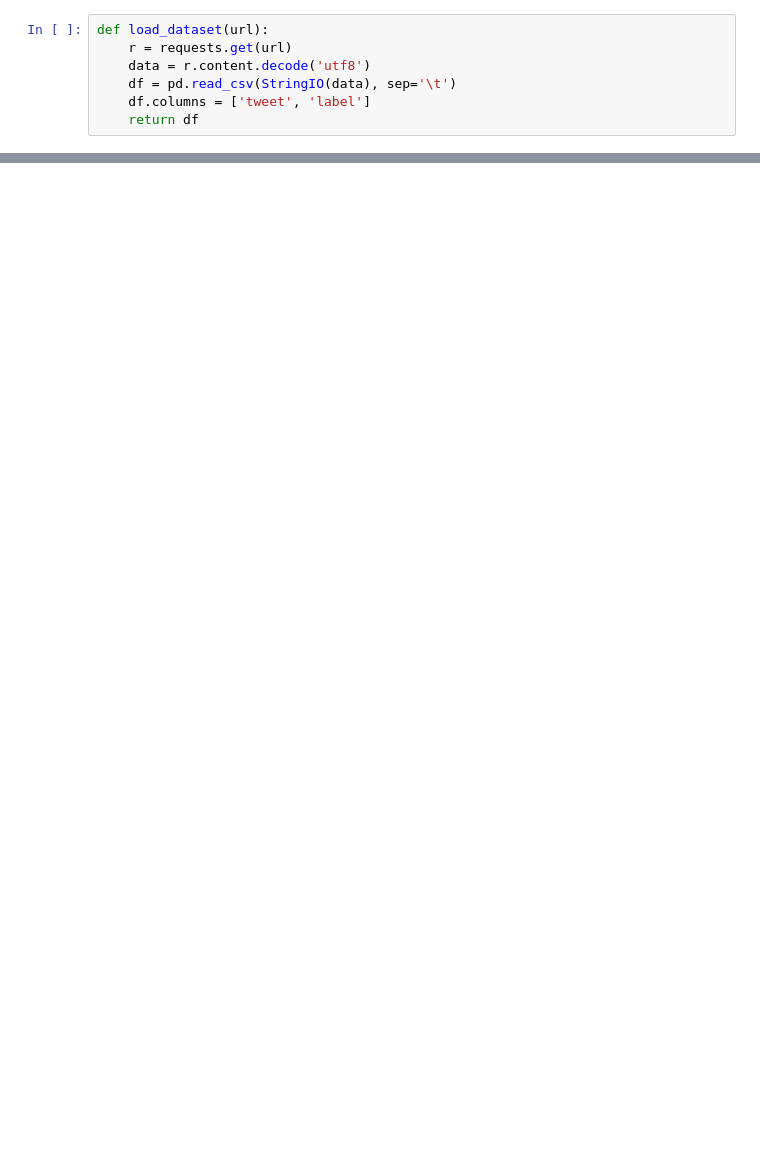
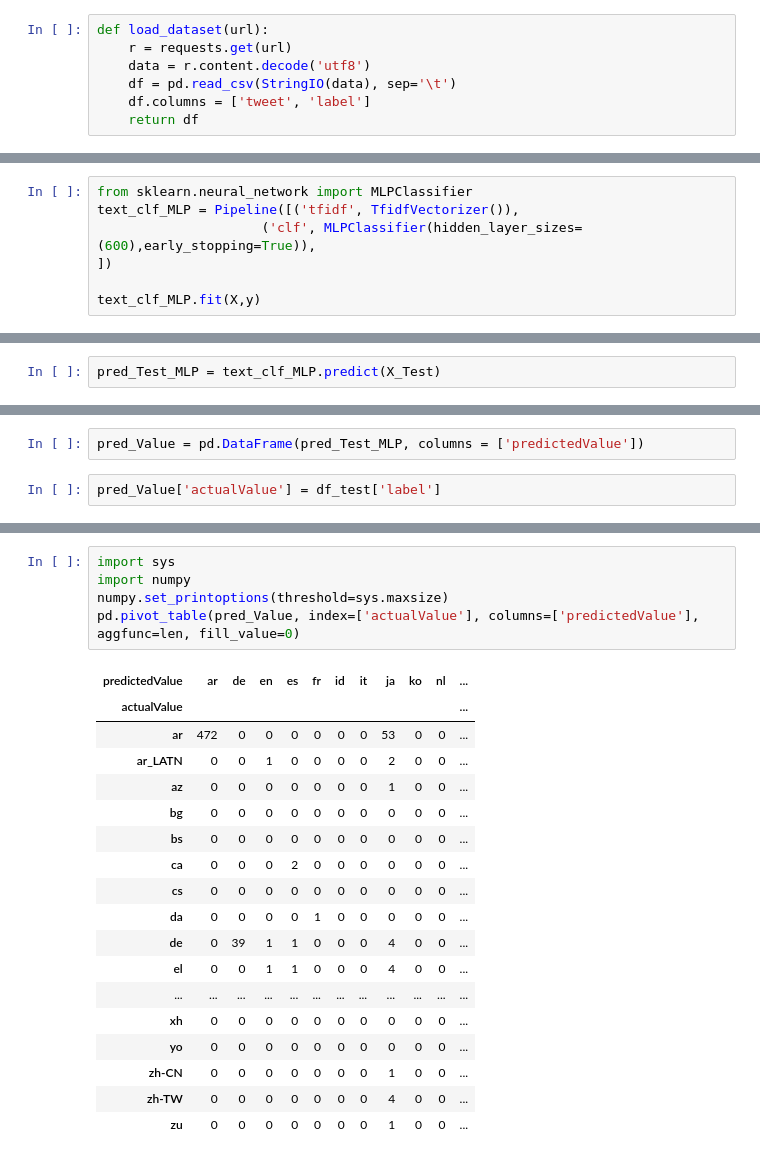
Before and after one commit to jan-kreischer/UZH_ML4NLP, a Jupyter notebook: Project-01/ex01_mlp_jan.ipynb, the cells around one changed output, grey strips where cells are left out. Saved outputs shown, nothing was run; the diff lists cells and outputs as text; blank space fills up the shorter version.

```diff
--- a/Project-01/ex01_mlp_jan.ipynb
+++ b/Project-01/ex01_mlp_jan.ipynb
@@ -478,0 +216,7 @@ NameError: ignored
+# %%
+from sklearn.neural_network import MLPClassifier
+text_clf_MLP = Pipeline([('tfidf', TfidfVectorizer()),
+                     ('clf', MLPClassifier(hidden_layer_sizes=(600),early_stopping=True)),
+])
+
+text_clf_MLP.fit(X,y)
@@ -478,0 +251,2 @@ NameError: ignored
+# %%
+pred_Test_MLP = text_clf_MLP.predict(X_Test)
@@ -478,0 +257,4 @@ NameError: ignored
+# %%
+pred_Value = pd.DataFrame(pred_Test_MLP, columns = ['predictedValue'])
+# %%
+pred_Value['actualValue'] = df_test['label']
@@ -478,0 +275,24 @@ NameError: ignored
+# %%
+import sys
+import numpy
+numpy.set_printoptions(threshold=sys.maxsize)
+pd.pivot_table(pred_Value, index=['actualValue'], columns=['predictedValue'], aggfunc=len, fill_value=0)
+# %% [output]
+| predictedValue | ar | de | en | es | fr | id | it | ja | ko | nl | ... |
+| actualValue |  |  |  |  |  |  |  |  |  |  | ... |
+| ar | 472 | 0 | 0 | 0 | 0 | 0 | 0 | 53 | 0 | 0 | ... |
+| ar_LATN | 0 | 0 | 1 | 0 | 0 | 0 | 0 | 2 | 0 | 0 | ... |
+| az | 0 | 0 | 0 | 0 | 0 | 0 | 0 | 1 | 0 | 0 | ... |
+| bg | 0 | 0 | 0 | 0 | 0 | 0 | 0 | 0 | 0 | 0 | ... |
+| bs | 0 | 0 | 0 | 0 | 0 | 0 | 0 | 0 | 0 | 0 | ... |
+| ca | 0 | 0 | 0 | 2 | 0 | 0 | 0 | 0 | 0 | 0 | ... |
+| cs | 0 | 0 | 0 | 0 | 0 | 0 | 0 | 0 | 0 | 0 | ... |
+| da | 0 | 0 | 0 | 0 | 1 | 0 | 0 | 0 | 0 | 0 | ... |
+| de | 0 | 39 | 1 | 1 | 0 | 0 | 0 | 4 | 0 | 0 | ... |
+| el | 0 | 0 | 1 | 1 | 0 | 0 | 0 | 4 | 0 | 0 | ... |
+| ... | ... | ... | ... | ... | ... | ... | ... | ... | ... | ... | ... |
+| xh | 0 | 0 | 0 | 0 | 0 | 0 | 0 | 0 | 0 | 0 | ... |
+| yo | 0 | 0 | 0 | 0 | 0 | 0 | 0 | 0 | 0 | 0 | ... |
+| zh-CN | 0 | 0 | 0 | 0 | 0 | 0 | 0 | 1 | 0 | 0 | ... |
+| zh-TW | 0 | 0 | 0 | 0 | 0 | 0 | 0 | 4 | 0 | 0 | ... |
+| zu | 0 | 0 | 0 | 0 | 0 | 0 | 0 | 1 | 0 | 0 | ... |
```
Also changed, not shown: parts of 93 cells of this notebook.
